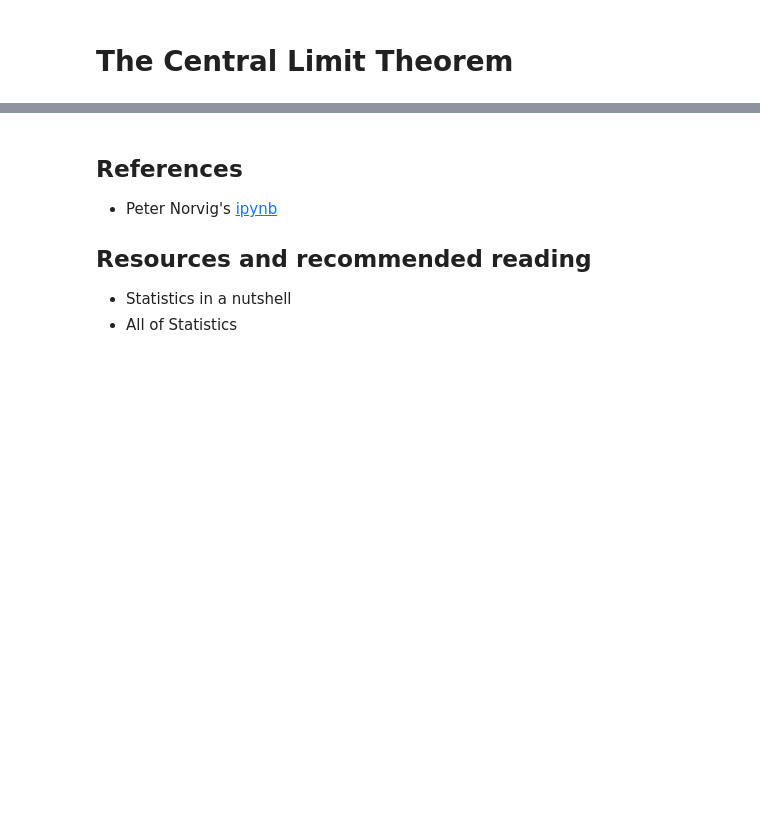
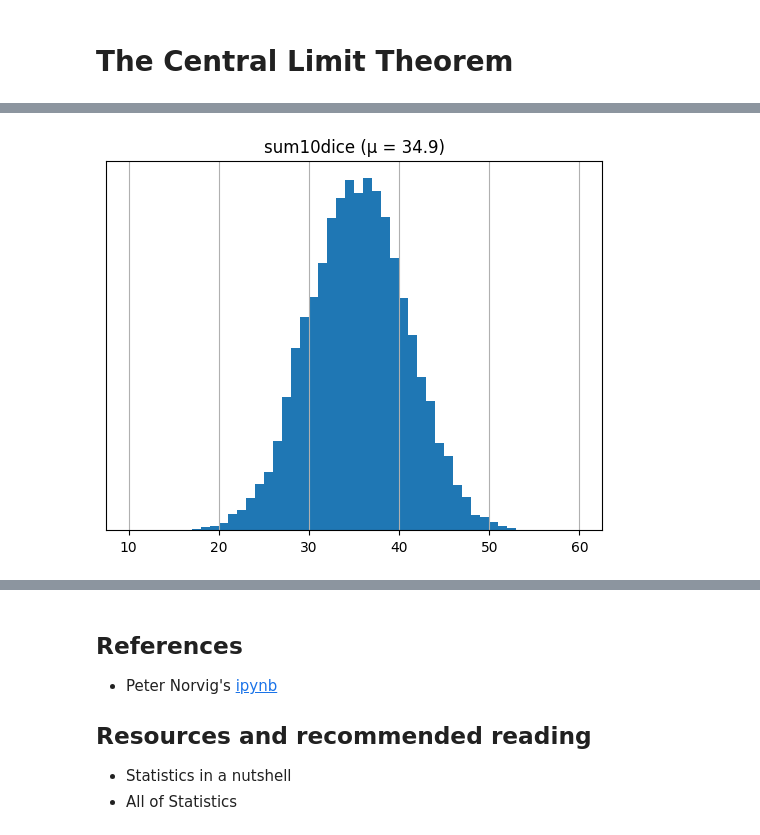
Before and after one commit to danicc097/numerical-analysis, a Jupyter notebook: Probability.ipynb, the cells around one changed output, grey strips where cells are left out. Saved outputs shown, nothing was run; the diff lists cells and outputs as text; code cells hidden in the pictures; blank space fills up the shorter version.

```diff
--- a/Probability.ipynb
+++ b/Probability.ipynb
@@ -602,0 +603,7 @@ repeated_hist(normal)
+# %%
+def sum10dice(): return sum(random.randint(1, 6) for _ in range(10))
+
+# distribution of the sum of ten rolled dice. more tries (n) -> the more it resembles the normal distribution
+repeated_hist(sum10dice, bins=range(10, 61), n=10000)
+# %% [output]
+[figure, added]
```
Also changed, not shown: parts of 9 cells of this notebook, 1 other file.
